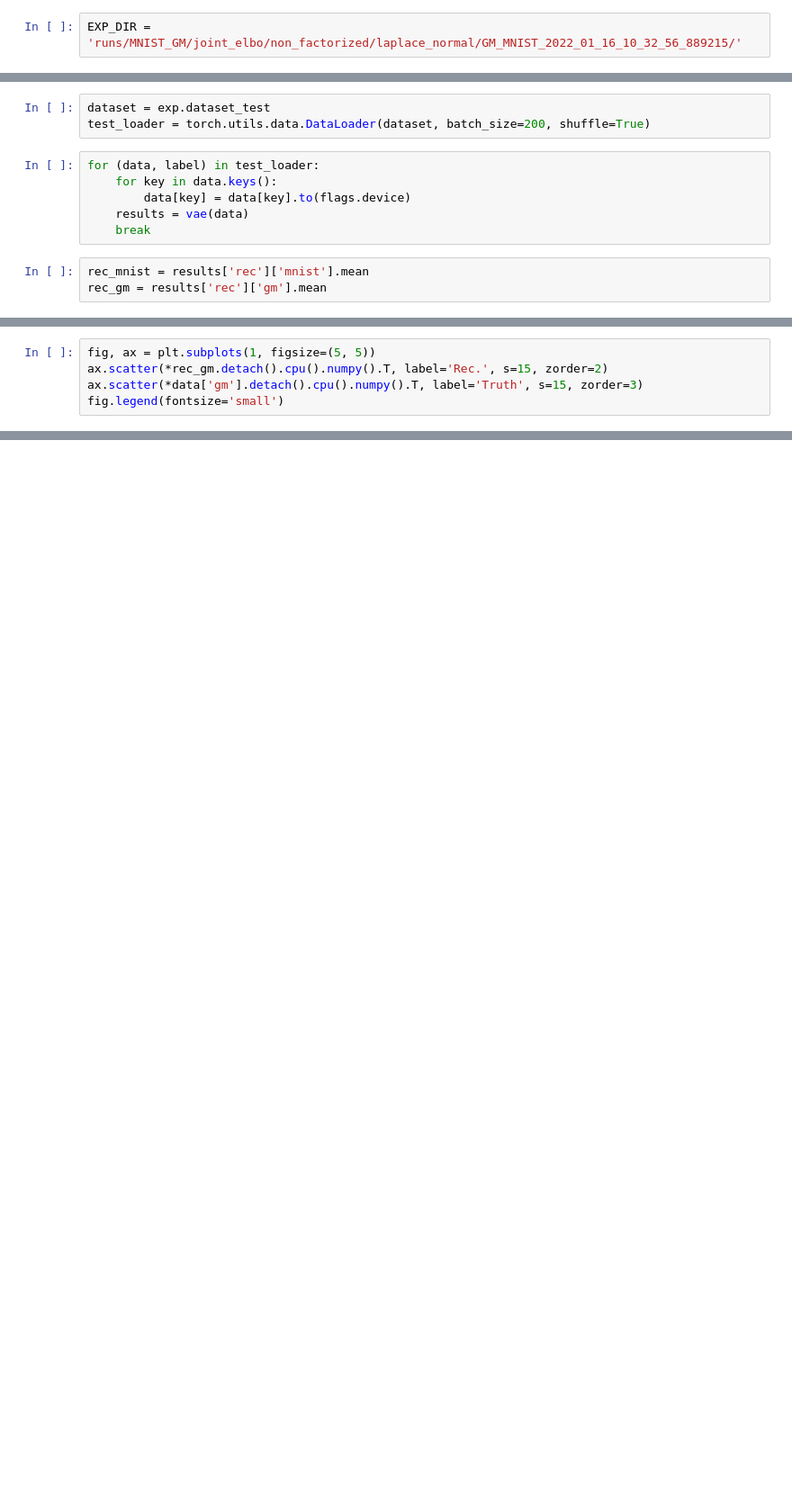
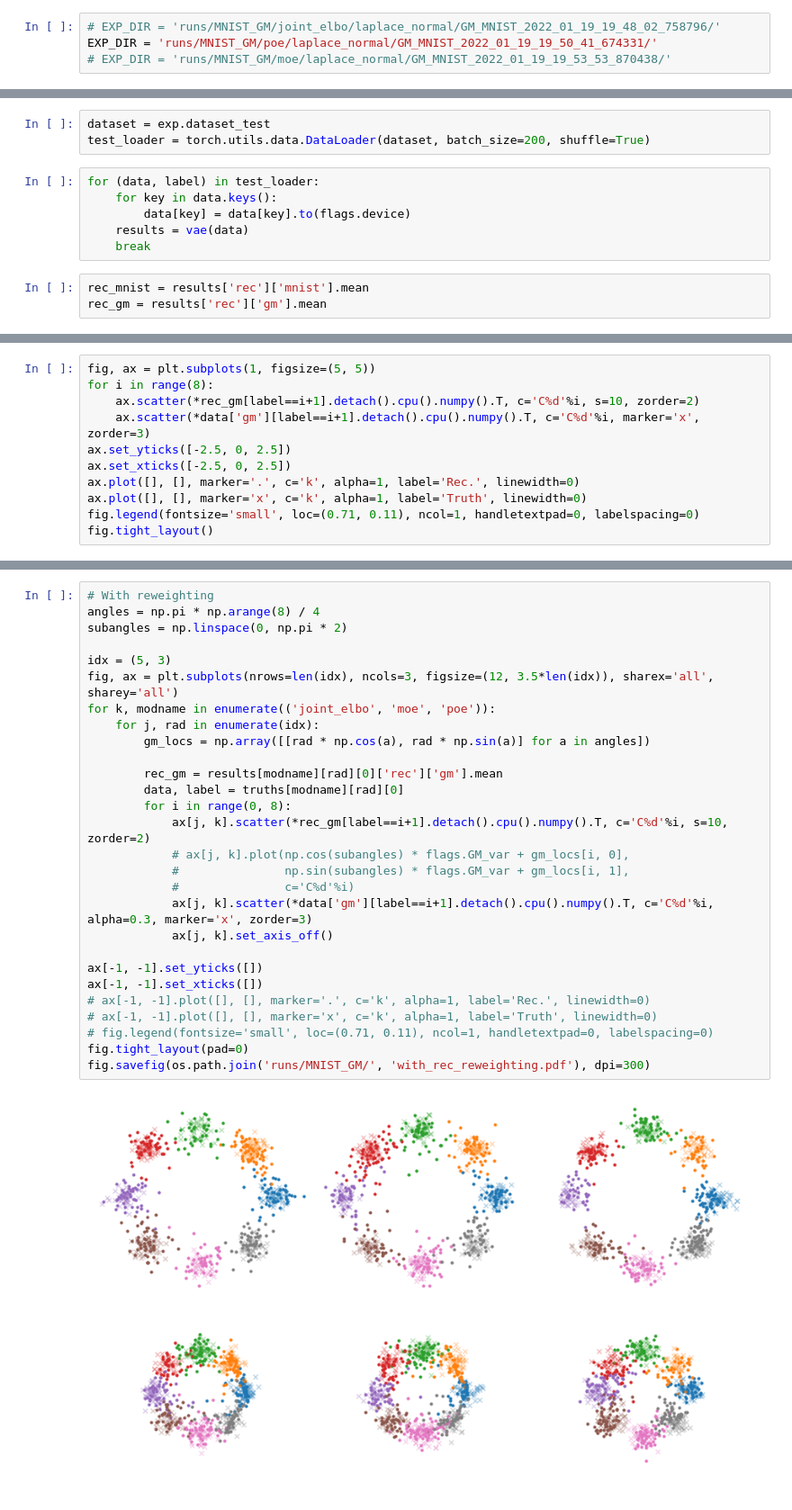
Before and after one commit to gongziyida/Shared-Space-VAE-Models, a Jupyter notebook: load_checkpoint_mnistgm.ipynb, the cells around one changed output, grey strips where cells are left out. Shown at 90% size. Saved outputs shown, nothing was run; the diff lists cells and outputs as text; blank space fills up the shorter version.

Commit message:
data dir

```diff
--- a/load_checkpoint_mnistgm.ipynb
+++ b/load_checkpoint_mnistgm.ipynb
@@ -6,4 +15,6 @@ from mnistgm.experiment import MNISTGM
 # %%
-EXP_DIR = 'runs/MNIST_GM/joint_elbo/non_factorized/laplace_normal/GM_MNIST_2022_01_16_10_32_56_889215/'
+# EXP_DIR = 'runs/MNIST_GM/joint_elbo/laplace_normal/GM_MNIST_2022_01_19_19_48_02_758796/'
+EXP_DIR = 'runs/MNIST_GM/poe/laplace_normal/GM_MNIST_2022_01_19_19_50_41_674331/'
+# EXP_DIR = 'runs/MNIST_GM/moe/laplace_normal/GM_MNIST_2022_01_19_19_53_53_870438/'
 # %%
 flags = torch.load(os.path.join(EXP_DIR, 'flags.rar'))
@@ -46,5 +53,11 @@ fig.tight_layout(pad=0)
 # %%
 fig, ax = plt.subplots(1, figsize=(5, 5))
-ax.scatter(*rec_gm.detach().cpu().numpy().T, label='Rec.', s=15, zorder=2)
-ax.scatter(*data['gm'].detach().cpu().numpy().T, label='Truth', s=15, zorder=3)
-fig.legend(fontsize='small')
+for i in range(8):
+    ax.scatter(*rec_gm[label==i+1].detach().cpu().numpy().T, c='C%d'%i, s=10, zorder=2)
+    ax.scatter(*data['gm'][label==i+1].detach().cpu().numpy().T, c='C%d'%i, marker='x', zorder=3)
+ax.set_yticks([-2.5, 0, 2.5])
+ax.set_xticks([-2.5, 0, 2.5])
+ax.plot([], [], marker='.', c='k', alpha=1, label='Rec.', linewidth=0)
+ax.plot([], [], marker='x', c='k', alpha=1, label='Truth', linewidth=0)
+fig.legend(fontsize='small', loc=(0.71, 0.11), ncol=1, handletextpad=0, labelspacing=0)
+fig.tight_layout()
@@ -53,0 +112,30 @@ fig.legend(fontsize='small')
+# %%
+# With reweighting
+angles = np.pi * np.arange(8) / 4
+subangles = np.linspace(0, np.pi * 2)
+
+idx = (5, 3)
+fig, ax = plt.subplots(nrows=len(idx), ncols=3, figsize=(12, 3.5*len(idx)), sharex='all', sharey='all')
+for k, modname in enumerate(('joint_elbo', 'moe', 'poe')):
+    for j, rad in enumerate(idx):
+        gm_locs = np.array([[rad * np.cos(a), rad * np.sin(a)] for a in angles])
+
+        rec_gm = results[modname][rad][0]['rec']['gm'].mean
+        data, label = truths[modname][rad][0]
+        for i in range(0, 8):
+            ax[j, k].scatter(*rec_gm[label==i+1].detach().cpu().numpy().T, c='C%d'%i, s=10, zorder=2)
+            # ax[j, k].plot(np.cos(subangles) * flags.GM_var + gm_locs[i, 0],
+            #               np.sin(subangles) * flags.GM_var + gm_locs[i, 1],
+            #               c='C%d'%i)
+            ax[j, k].scatter(*data['gm'][label==i+1].detach().cpu().numpy().T, c='C%d'%i, alpha=0.3, marker='x', zorder=3)
+            ax[j, k].set_axis_off()
+
+ax[-1, -1].set_yticks([])
+ax[-1, -1].set_xticks([])
+# ax[-1, -1].plot([], [], marker='.', c='k', alpha=1, label='Rec.', linewidth=0)
+# ax[-1, -1].plot([], [], marker='x', c='k', alpha=1, label='Truth', linewidth=0)
+# fig.legend(fontsize='small', loc=(0.71, 0.11), ncol=1, handletextpad=0, labelspacing=0)
+fig.tight_layout(pad=0)
+fig.savefig(os.path.join('runs/MNIST_GM/', 'with_rec_reweighting.pdf'), dpi=300)
+# %% [output]
+[figure, added]
```
Also changed, not shown: parts of 16 cells of this notebook, 21 other files.
